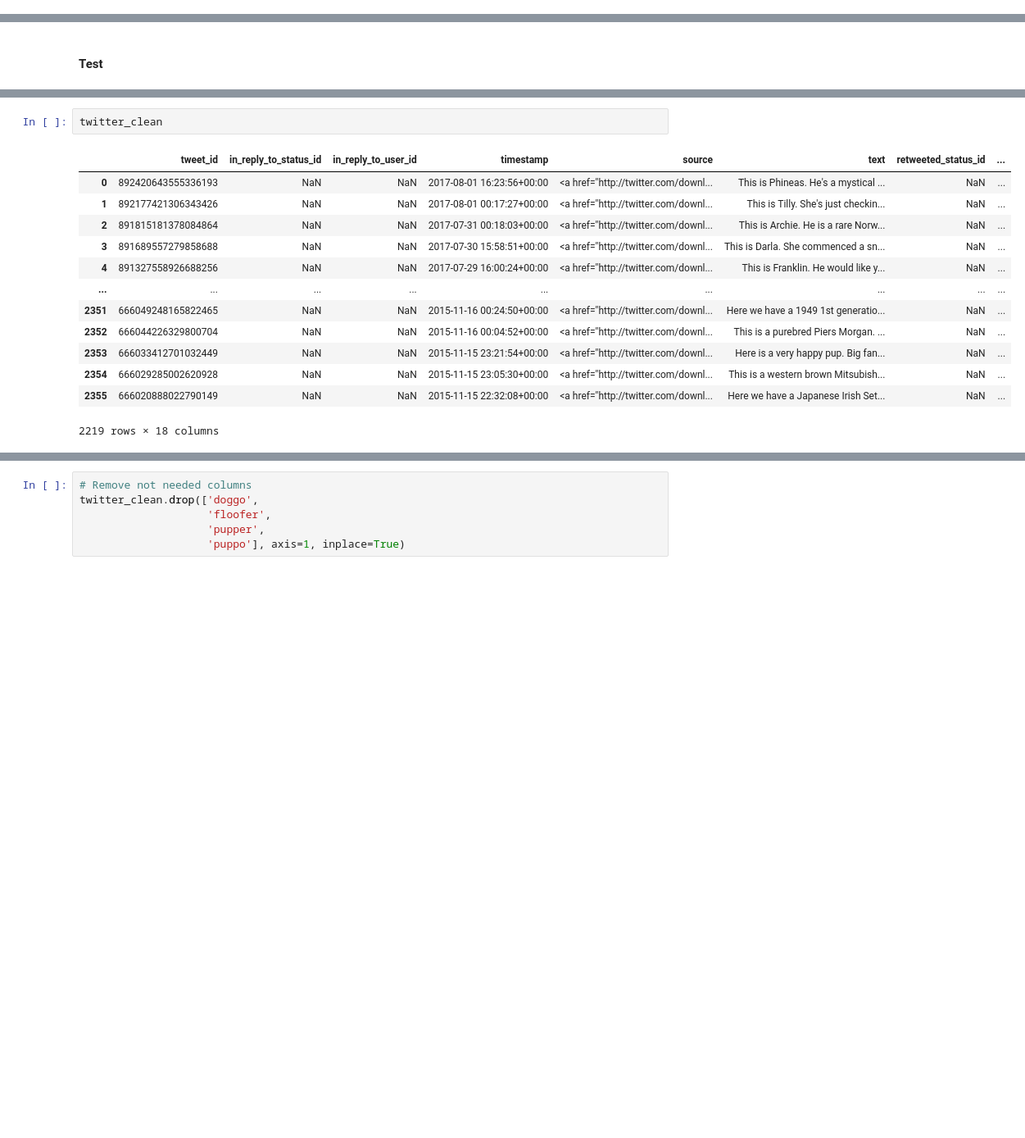
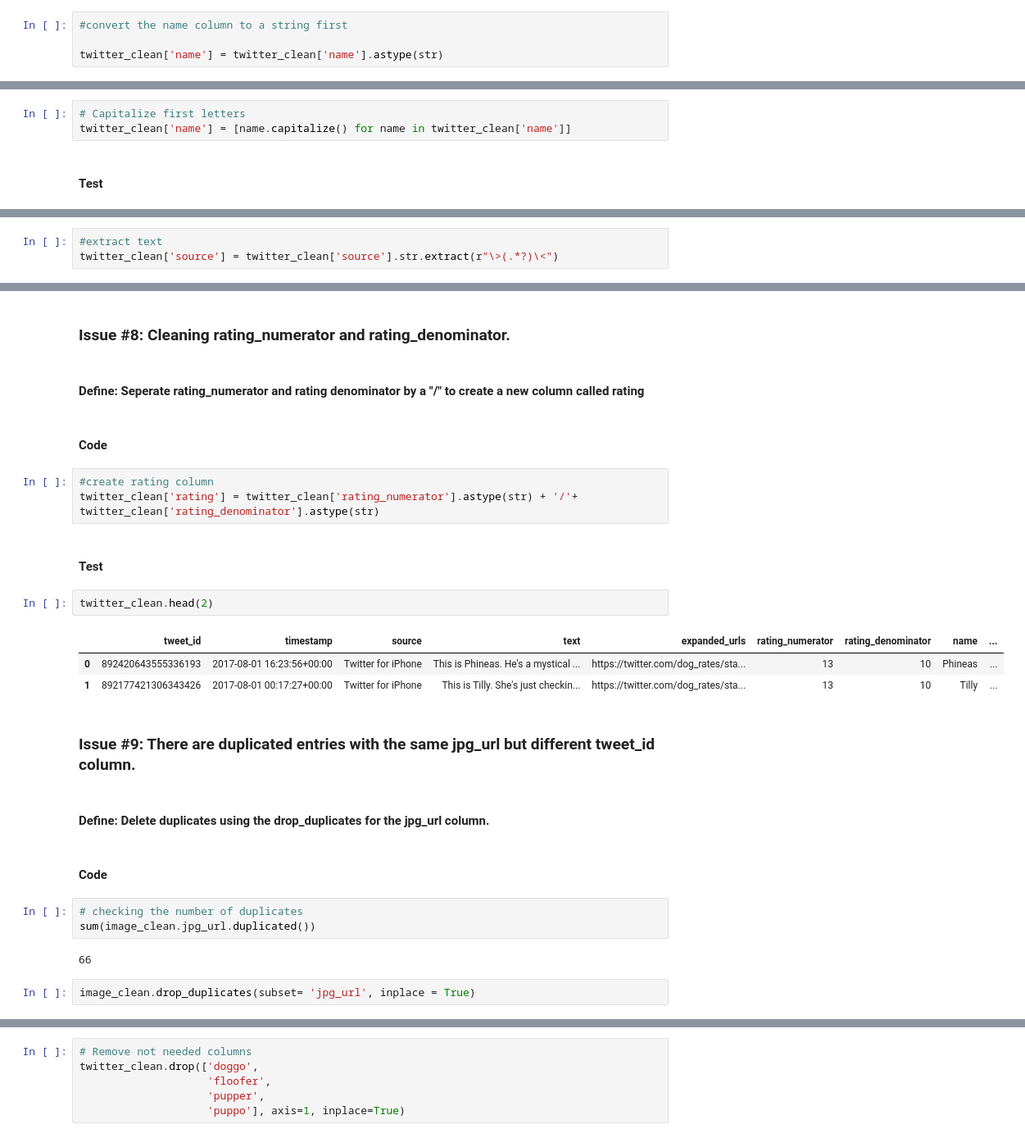
Before and after one commit to Jenniee-o/Data-Wrangling-Project, a Jupyter notebook: wrangle_act.ipynb, the cells around one changed output, grey strips where cells are left out. Shown at 82% size. Saved outputs shown, nothing was run; the diff lists cells and outputs as text; blank space fills up the shorter version.

```diff
--- a/wrangle_act.ipynb
+++ b/wrangle_act.ipynb
@@ -604,0 +678,4 @@ twitter_clean[['dog_style', 'doggo', 'floofer', 'pupper', 'puppo']]
+# %%
+#convert the name column to a string first
+
+twitter_clean['name'] = twitter_clean['name'].astype(str)
@@ -605,2 +687,5 @@ twitter_clean[['dog_style', 'doggo', 'floofer', 'pupper', 'puppo']]
+# %%
+# Capitalize first letters
+twitter_clean['name'] = [name.capitalize() for name in twitter_clean['name']]
 # %% [markdown]
 #### Test
@@ -606,0 +728,3 @@ twitter_clean[['dog_style', 'doggo', 'floofer', 'pupper', 'puppo']]
+# %%
+#extract text
+twitter_clean['source'] = twitter_clean['source'].str.extract(r"\>(.*?)\<")
@@ -607,16 +743,30 @@ twitter_clean[['dog_style', 'doggo', 'floofer', 'pupper', 'puppo']]
+# %% [markdown]
+### Issue #8: Cleaning rating_numerator and rating_denominator.
+# %% [markdown]
+#### Define: Seperate rating_numerator and rating denominator by a "/" to create a new column called rating
+# %% [markdown]
+#### Code
+# %%
+#create rating column
+twitter_clean['rating'] = twitter_clean['rating_numerator'].astype(str) + '/'+ twitter_clean['rating_denominator'].astype(str)
+# %% [markdown]
+#### Test
 # %%
-twitter_clean
+twitter_clean.head(2)
 # %% [output]
-|  | tweet_id | in_reply_to_status_id | in_reply_to_user_id | timestamp | source | text | retweeted_status_id | ... |
-| 0 | 892420643555336193 | NaN | NaN | 2017-08-01 16:23:56+00:00 | <a href="http://twitter.com/downl... | This is Phineas. He's a mystical ... | NaN | ... |
-| 1 | 892177421306343426 | NaN | NaN | 2017-08-01 00:17:27+00:00 | <a href="http://twitter.com/downl... | This is Tilly. She's just checkin... | NaN | ... |
-| 2 | 891815181378084864 | NaN | NaN | 2017-07-31 00:18:03+00:00 | <a href="http://twitter.com/downl... | This is Archie. He is a rare Norw... | NaN | ... |
-| 3 | 891689557279858688 | NaN | NaN | 2017-07-30 15:58:51+00:00 | <a href="http://twitter.com/downl... | This is Darla. She commenced a sn... | NaN | ... |
-| 4 | 891327558926688256 | NaN | NaN | 2017-07-29 16:00:24+00:00 | <a href="http://twitter.com/downl... | This is Franklin. He would like y... | NaN | ... |
-| ... | ... | ... | ... | ... | ... | ... | ... | ... |
-| 2351 | 666049248165822465 | NaN | NaN | 2015-11-16 00:24:50+00:00 | <a href="http://twitter.com/downl... | Here we have a 1949 1st generatio... | NaN | ... |
-| 2352 | 666044226329800704 | NaN | NaN | 2015-11-16 00:04:52+00:00 | <a href="http://twitter.com/downl... | This is a purebred Piers Morgan. ... | NaN | ... |
-| 2353 | 666033412701032449 | NaN | NaN | 2015-11-15 23:21:54+00:00 | <a href="http://twitter.com/downl... | Here is a very happy pup. Big fan... | NaN | ... |
-| 2354 | 666029285002620928 | NaN | NaN | 2015-11-15 23:05:30+00:00 | <a href="http://twitter.com/downl... | This is a western brown Mitsubish... | NaN | ... |
-| 2355 | 666020888022790149 | NaN | NaN | 2015-11-15 22:32:08+00:00 | <a href="http://twitter.com/downl... | Here we have a Japanese Irish Set... | NaN | ... |
+|  | tweet_id | timestamp | source | text | expanded_urls | rating_numerator | rating_denominator | name | ... |
+| 0 | 892420643555336193 | 2017-08-01 16:23:56+00:00 | Twitter for iPhone | This is Phineas. He's a mystical ... | https://twitter.com/dog_rates/sta... | 13 | 10 | Phineas | ... |
+| 1 | 892177421306343426 | 2017-08-01 00:17:27+00:00 | Twitter for iPhone | This is Tilly. She's just checkin... | https://twitter.com/dog_rates/sta... | 13 | 10 | Tilly | ... |
-2219 rows × 18 columns
+# %% [markdown]
+### Issue #9: There are duplicated entries with the same jpg_url but different tweet_id column.
+# %% [markdown]
+#### Define: Delete duplicates using the drop_duplicates for the jpg_url  column.
+# %% [markdown]
+#### Code
+# %%
+# checking the number of duplicates
+sum(image_clean.jpg_url.duplicated())
+# %% [output]
+66
+# %%
+image_clean.drop_duplicates(subset= 'jpg_url', inplace = True)
```
Also changed, not shown: parts of 151 cells of this notebook.
